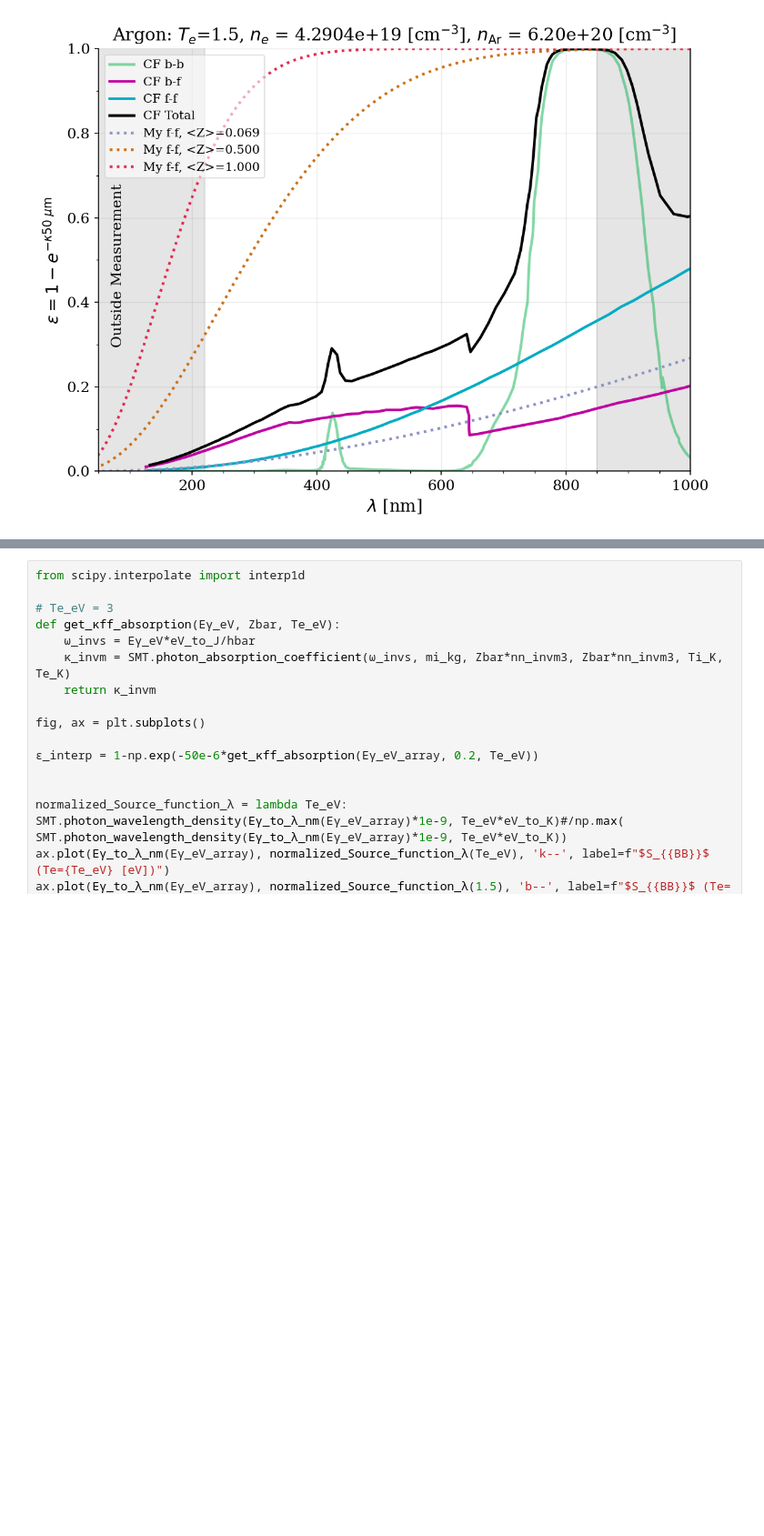
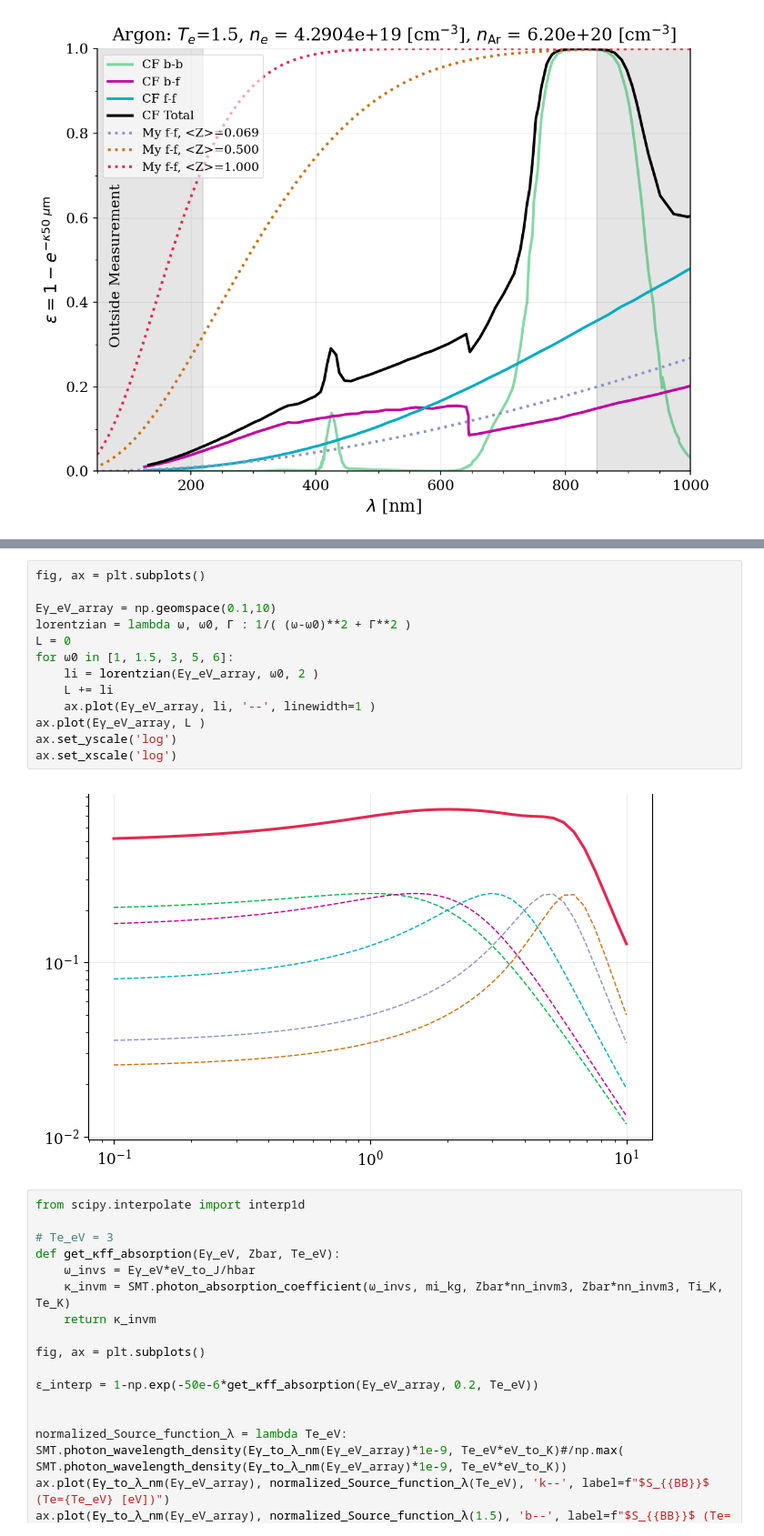
Before and after one commit to MurilloGroupMSU/Two-Temperature-Model, a Jupyter notebook: jupyter/Plasma_Information/Opacity.ipynb, the cells around one changed output, grey strips where cells are left out. Shown at 91% size. Drawn from its saved outputs; the diff is of its cells as text; blank space fills up the shorter version.

Commit message:
adding lorentzian

```diff
--- a/jupyter/Plasma_Information/Opacity.ipynb
+++ b/jupyter/Plasma_Information/Opacity.ipynb
@@ -346,3 +346,18 @@ plt.savefig("../../media/Rough_uniform-plasma_Intensity.png", dpi=200)
+# %%
+fig, ax = plt.subplots()
+
+Eγ_eV_array = np.geomspace(0.1,10)
+lorentzian = lambda ω, ω0, Γ : 1/( (ω-ω0)**2 + Γ**2 )
+L = 0
+for ω0 in [1, 1.5, 3, 5, 6]:
+    li = lorentzian(Eγ_eV_array, ω0, 2 )
+    L += li
+    ax.plot(Eγ_eV_array, li, '--', linewidth=1 )
+ax.plot(Eγ_eV_array, L )
+ax.set_yscale('log')
+ax.set_xscale('log')
+# %% [output]
+[figure, added]
 # %%
 from scipy.interpolate import interp1d
 
```
Also changed, not shown: parts of 1 cell of this notebook, 3 other files.
